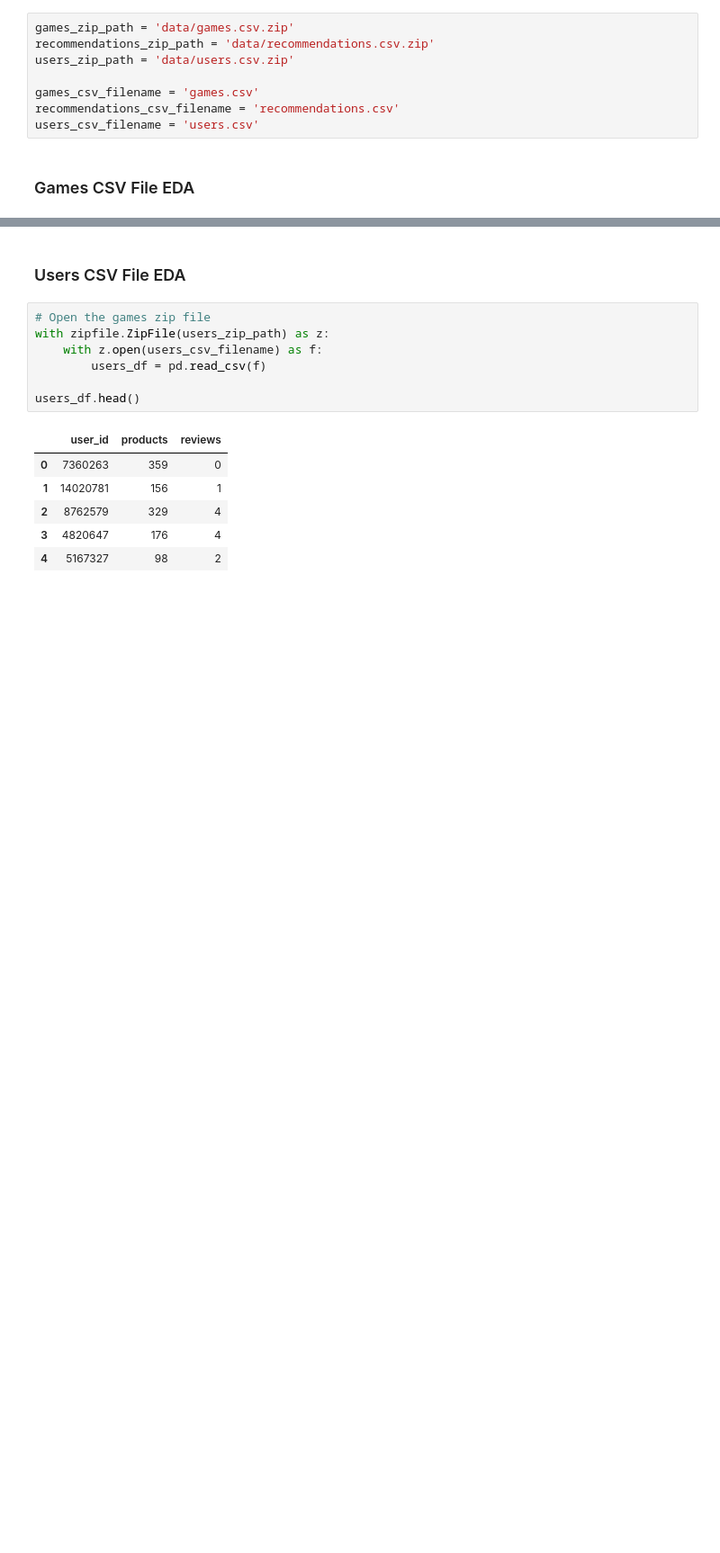
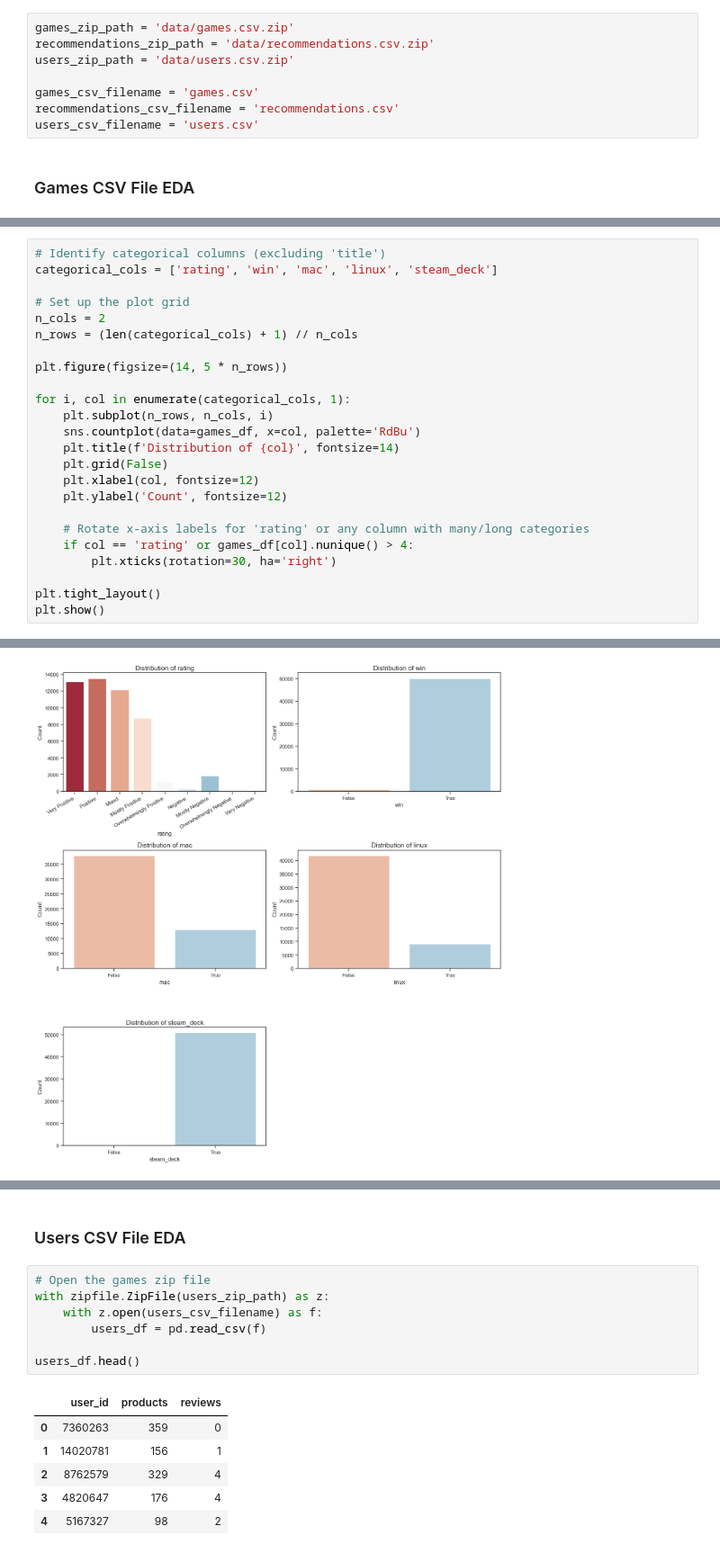
Before and after one commit to xiaojun1402/Recsys_Steam_Games, a Jupyter notebook: eda.ipynb, the cells around one changed output, grey strips where cells are left out. Shown: that part at 90% size. Saved outputs shown, nothing was run; the diff lists cells and outputs as text; blank space fills up the shorter version.

```diff
--- a/eda.ipynb
+++ b/eda.ipynb
@@ -40,0 +150,25 @@ Index(['app_id', 'title', 'date_release', 'win', 'mac', 'linux', 'rating',
+# %%
+# Identify categorical columns (excluding 'title')
+categorical_cols = ['rating', 'win', 'mac', 'linux', 'steam_deck']
+
+# Set up the plot grid
+n_cols = 2
+n_rows = (len(categorical_cols) + 1) // n_cols
+
+plt.figure(figsize=(14, 5 * n_rows))
+
+for i, col in enumerate(categorical_cols, 1):
+    plt.subplot(n_rows, n_cols, i)
+    sns.countplot(data=games_df, x=col, palette='RdBu')
+    plt.title(f'Distribution of {col}', fontsize=14)
+    plt.grid(False)
+    plt.xlabel(col, fontsize=12)
+    plt.ylabel('Count', fontsize=12)
+
+    # Rotate x-axis labels for 'rating' or any column with many/long categories
+    if col == 'rating' or games_df[col].nunique() > 4:
+        plt.xticks(rotation=30, ha='right')
+
+plt.tight_layout()
+plt.show()
+# %% [output]
@@ -40,0 +194 @@ Index(['app_id', 'title', 'date_release', 'win', 'mac', 'linux', 'rating',
+[figure, added]
```
Also changed, not shown: parts of 27 cells of this notebook, 1 other file.
